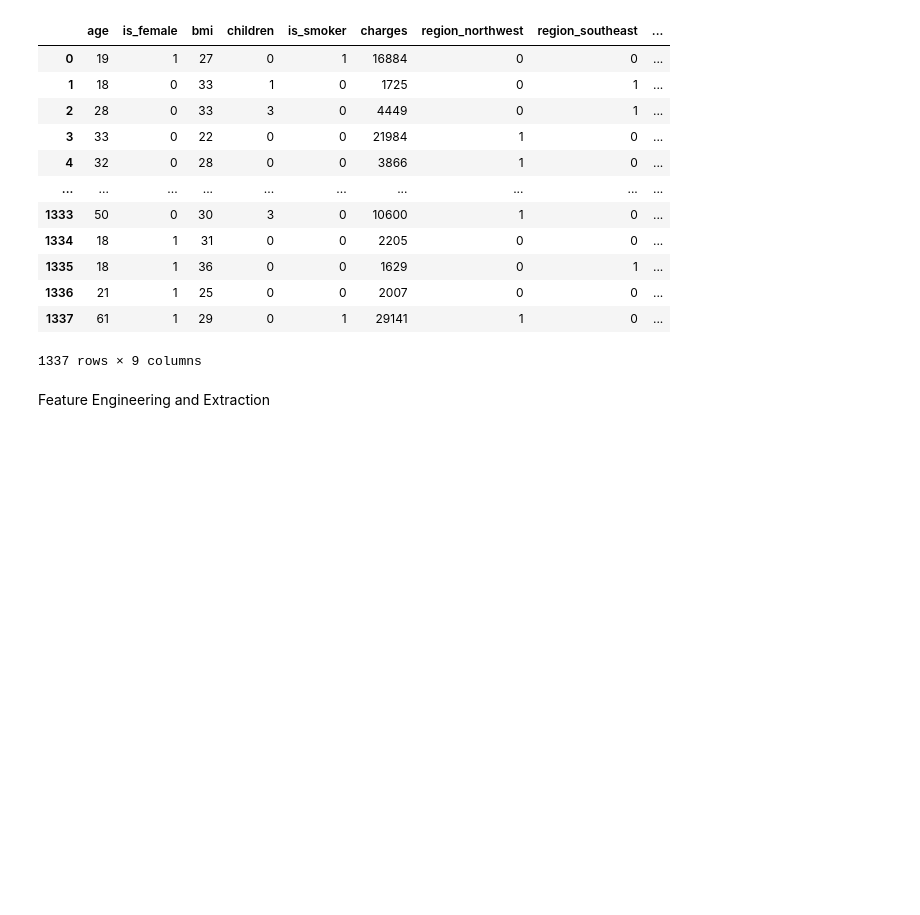
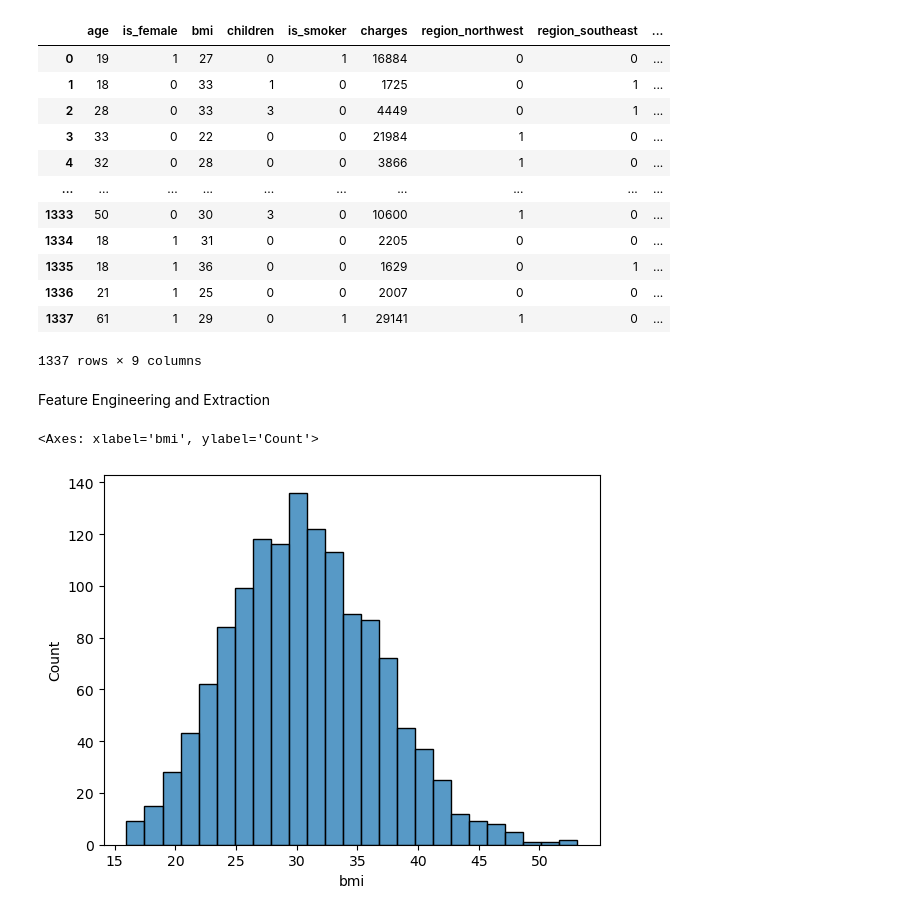
Before and after one commit to chirraaggggg/ML-project-1, a Jupyter notebook: insurance.ipynb, the cells around one changed output. Saved outputs shown, nothing was run; the diff lists cells and outputs as text; code cells hidden in the pictures; blank space fills up the shorter version.

```diff
--- a/project1.ipynb
+++ b/insurance.ipynb
@@ -240,3 +240,8 @@ df_cleaned
 1337 rows × 9 columns
 # %% [markdown]
 Feature Engineering and Extraction
+# %%
+sns.histplot(df['bmi'])
+# %% [output]
+<Axes: xlabel='bmi', ylabel='Count'>
+[figure, added]
```
Also changed, not shown: parts of 14 cells of this notebook, 2 other files.
